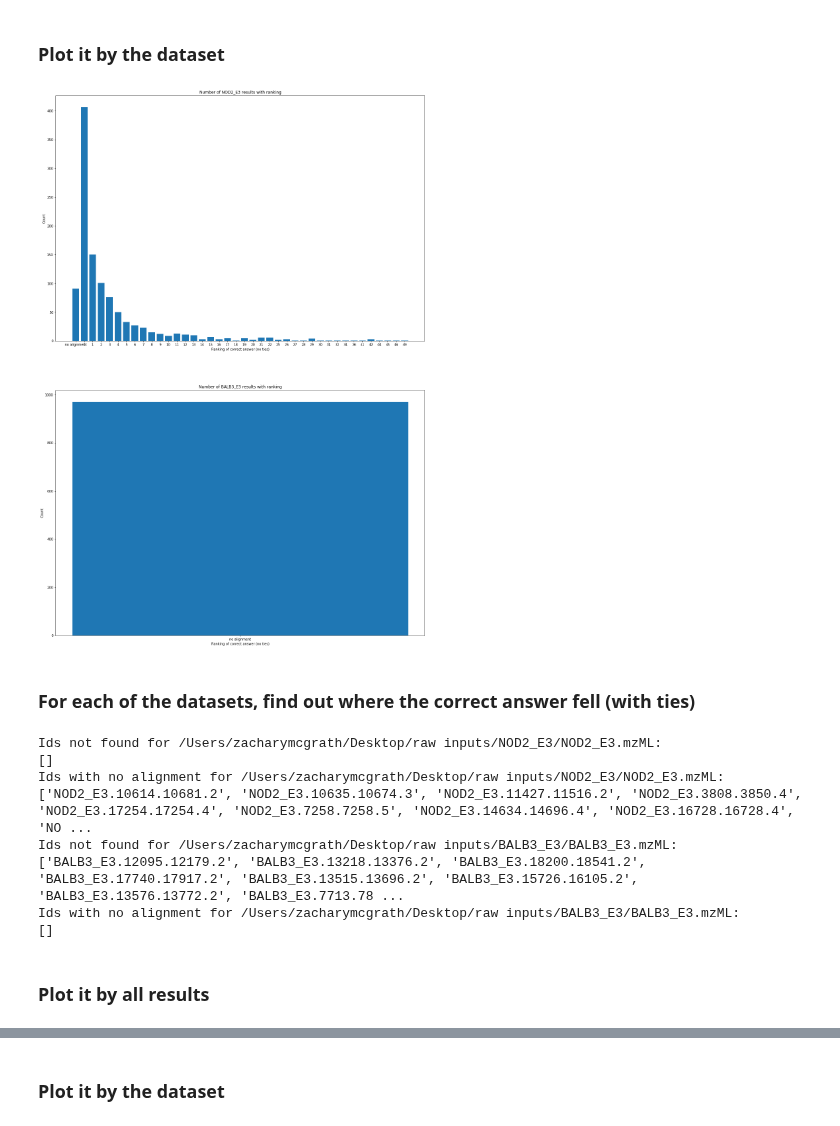
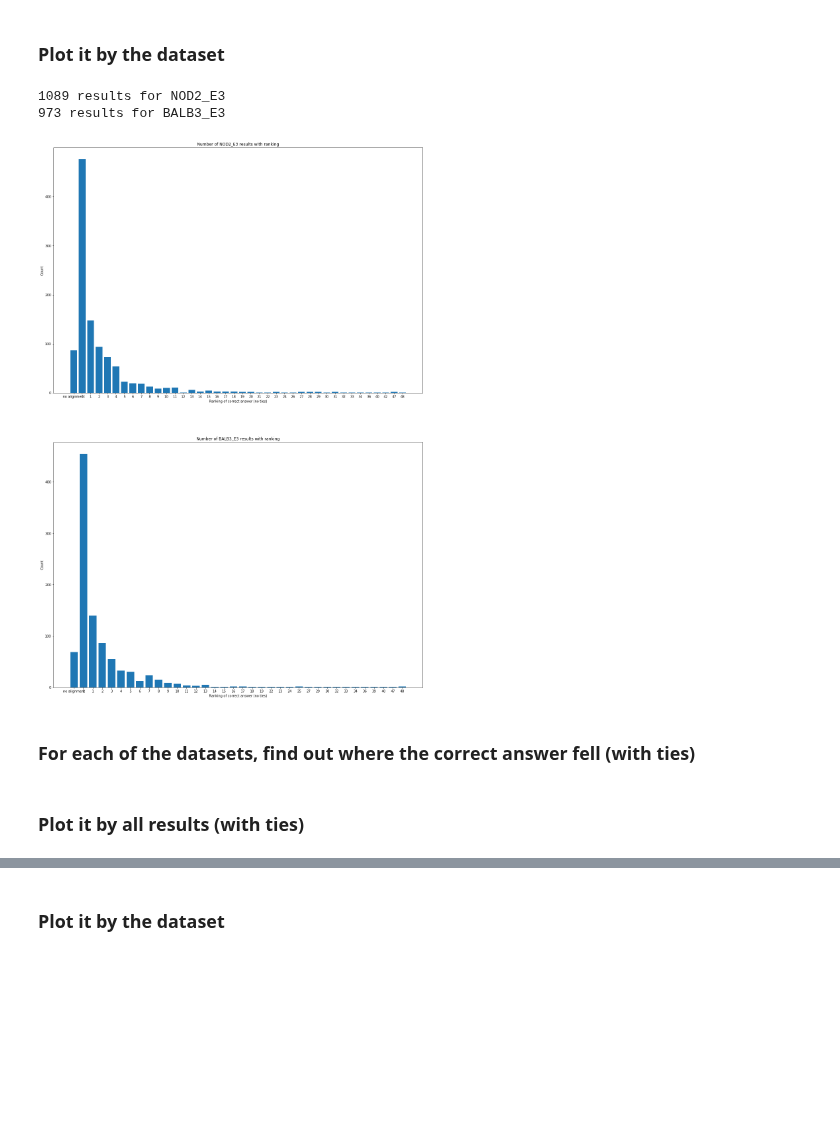
Before and after one commit to zmcgrath96/hypedsearch, a Jupyter notebook: testing framework/jupyter notebooks/Multiple Datasets Post Analysis.ipynb, the cells around one changed output, grey strips where cells are left out. Drawn from its saved outputs; the diff is of its cells as text; code cells hidden in the pictures; blank space fills up the shorter version.

```diff
--- a/testing framework/jupyter notebooks/Multiple Datasets Post Analysis.ipynb
+++ b/testing framework/jupyter notebooks/Multiple Datasets Post Analysis.ipynb
@@ -95,14 +105,14 @@ updated_datasets = []
 
 for dataset in datasets:
 
-    # make a file name for the output
-    output_fasta = dataset[-1] + 'filtered_' + os.path.basename(dataset[0]).split('.')[0] + '.fasta'
+    # make a file name for the output for the filtered fasta file
+    output_fasta = dataset.highest_dir + 'filtered_' + dataset.highest_dir.split('/')[-1].replace('/', '') + '_database.fasta'
 
     # check to see if we've created it before
     if not os.path.isfile(output_fasta):
         db_filter(dataset[2], dataset[1], output_fasta)
 
-    updated_datasets.append((*dataset, output_fasta))
+    updated_datasets.append(dataset._replace(filtered_fasta=output_fasta))
 
 datasets = updated_datasets
 # %%
@@ -131,9 +141,9 @@ relative_abundance_filter = 0
 for dataset in datasets:
 
     run_params = {
-        'spectra_folder': dataset[3],
-        'database_file': dataset[-1],
-        'output_dir': dataset[3] + 'output/',
+        'spectra_folder': dataset.spectra_dir,
+        'database_file': dataset.filtered_fasta,
+        'output_dir': dataset.highest_dir + 'output/',
         'min_peptide_len': min_pep,
         'max_peptide_len': max_pep,
         'tolerance': tolerance,
@@ -205,19 +217,20 @@ for j, (dataset, output) in enumerate(zip(datasets, output_data)):
     na = []
 
     # first we need to index the spectrumMill results by id
-    # BALB3_E3 wants scan=i
-    specMill_results = None
-    if 'BALB3_E3' in dataset[1]:
-        specMill_results = dictify_table(pd.read_csv(dataset[1], sep=';'), 'number', 'scan=')
-    else:
-        specMill_results = dictify_table(pd.read_csv(dataset[1], sep=';'), 'filename')
+    specMill_results = dictify_table(pd.read_csv(dataset[1], sep=';'), 'filename')
+    print(f'Total number of SpectrumMill results: {len(specMill_results)}')
 
     # now we need to load the output data
     hypedSearch_results = json.load(open(output, 'r'))
+    print(f'Total number of hyped search results: {len(hypedSearch_results)}')
 
     # index hypedSearch_results by the id value in key, value value['spectrum']
-    hypedSearch_results = {value['spectrum']['id'].replace('.pkl', ''): value for _, value in hypedSearch_results.items()}
 
+    # for BALB3, we need other_metadata[0]['parentFileName']
+    if 'BALB3' in dataset[1]:
+        hypedSearch_results = {value['spectrum']['other_metadata'][0]['parentFileName'].replace('.pkl', ''): value for _, value in hypedSearch_results.items()}
+    else:
+        hypedSearch_results = {value['spectrum']['id'].replace('.pkl', ''): value for _, value in hypedSearch_results.items()}
 
     # now go through every result in specMill, find the corresponding one in hypedSearch, and add to results
     for key, value in specMill_results.items():
@@ -228,6 +241,7 @@ for j, (dataset, output) in enumerate(zip(datasets, output_data)):
             hybrid = True
 
         correct_sequence = value['sequence']
+
 
         # if hybrid, replace L and I with B
         if hybrid:
@@ -260,6 +274,7 @@ for j, (dataset, output) in enumerate(zip(datasets, output_data)):
             results[na_key] += 1
             individual_results[j][na_key] += 1
 
-    print(f'Ids not found for {dataset[0]}:\n{nf}')
-    print(f'Ids with no alignment for {dataset[0]}:\n{na}')
+    print(f'{len(nf)} ids not found in hypedSearch results that were found in spectrumMill')
+    print(f'{len(na)} "correct" alignments from spectrumMill were not made in hyped search')
+    print()
 # %% [output]
@@ -291,23 +307,29 @@ Text(0.5, 1.0, 'Number of results with a ranking for all datasets')
 # %%
 fig, axes = plt.subplots(len(individual_results), 1, figsize=(20, 15*len(individual_results)))
 
 for i, ir in enumerate(individual_results):
 
     # first get the title
-    title = datasets[i][0].split('/')[-1].split('.')[0]
-    title = f'Number of {title} results with ranking'
+    dataset_name = datasets[i].highest_dir.split('/')[-2]
+    title = f'Number of {dataset_name} results with ranking'
 
     # get the keys
     ir_sik = sorted([x for x in list(ir.keys()) if x.isdigit()], key=lambda x: int(x))
-    ir_nik = [x for x in list(results.keys()) if not x.isdigit()]
+    ir_nik = [x for x in list(ir.keys()) if not x.isdigit()]
 
-    axes[i].bar(ir_nik + ir_sik, [ir[k] for k in ir_nik] + [results[k] for k in ir_sik])
+    axes[i].bar(ir_nik + ir_sik, [ir[k] for k in ir_nik] + [ir[k] for k in ir_sik])
 
     axes[i].set_title(title)
     axes[i].set_xlabel('Ranking of correct answer (no ties)')
     axes[i].set_ylabel('Count')
+
+    all_res = sum([v for _, v in ir.items()])
+
+    print(f'{all_res} results for {dataset_name}')
 # %% [output]
+1089 results for NOD2_E3
+973 results for BALB3_E3
-[figure, old version]
+[figure, new version]
 # %% [markdown]
 ### For each of the datasets, find out where the correct answer fell (with ties)
 # %%
@@ -329,8 +351,13 @@ for j, (dataset, output) in enumerate(zip(datasets, output_data)):
     # now we need to load the output data
     hypedSearch_results = json.load(open(output, 'r'))
 
-    # index hypedSearch_results by the id value in key, value value['spectrum']
-    hypedSearch_results = {value['spectrum']['id'].replace('.pkl', ''): value for _, value in hypedSearch_results.items()}
+    # BALB dataset id found in another location
+    if 'BALB3' in dataset[1]:
+        hypedSearch_results = {value['spectrum']['other_metadata'][0]['parentFileName'].replace('.pkl', ''): value for _, value in hypedSearch_results.items()}
+
+    else:
+        # index hypedSearch_results by the id value in key, value value['spectrum']
+        hypedSearch_results = {value['spectrum']['id'].replace('.pkl', ''): value for _, value in hypedSearch_results.items()}
 
 
     # now go through every result in specMill, find the corresponding one in hypedSearch, and add to results
@@ -382,20 +409,8 @@ for j, (dataset, output) in enumerate(zip(datasets, output_data)):
             na.append(key)
             results[na_key] += 1
             individual_results[j][na_key] += 1
-
-    print(f'Ids not found for {dataset[0]}:\n{nf}')
-    print(f'Ids with no alignment for {dataset[0]}:\n{na}')
-# %% [output]
-Ids not found for /Users/zacharymcgrath/Desktop/raw inputs/NOD2_E3/NOD2_E3.mzML:
-[]
-Ids with no alignment for /Users/zacharymcgrath/Desktop/raw inputs/NOD2_E3/NOD2_E3.mzML:
-['NOD2_E3.10614.10681.2', 'NOD2_E3.10635.10674.3', 'NOD2_E3.11427.11516.2', 'NOD2_E3.3808.3850.4', 'NOD2_E3.17254.17254.4', 'NOD2_E3.7258.7258.5', 'NOD2_E3.14634.14696.4', 'NOD2_E3.16728.16728.4', 'NO ...
-Ids not found for /Users/zacharymcgrath/Desktop/raw inputs/BALB3_E3/BALB3_E3.mzML:
-['BALB3_E3.12095.12179.2', 'BALB3_E3.13218.13376.2', 'BALB3_E3.18200.18541.2', 'BALB3_E3.17740.17917.2', 'BALB3_E3.13515.13696.2', 'BALB3_E3.15726.16105.2', 'BALB3_E3.13576.13772.2', 'BALB3_E3.7713.78 ...
-Ids with no alignment for /Users/zacharymcgrath/Desktop/raw inputs/BALB3_E3/BALB3_E3.mzML:
-[]
 # %% [markdown]
-### Plot it by all results
+### Plot it by all results (with ties)
 # %%
 sorted_int_keys = sorted([x for x in list(results.keys()) if x.isdigit()], key=lambda x: int(x))
 non_int_keys = [x for x in list(results.keys()) if not x.isdigit()]
```
Also changed, not shown: parts of 11 cells of this notebook, 8 other files.
